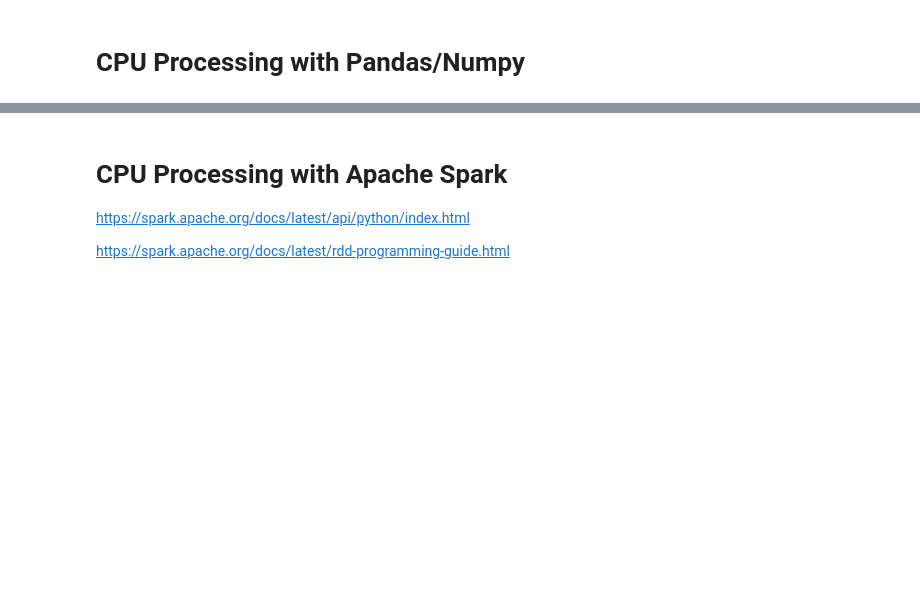
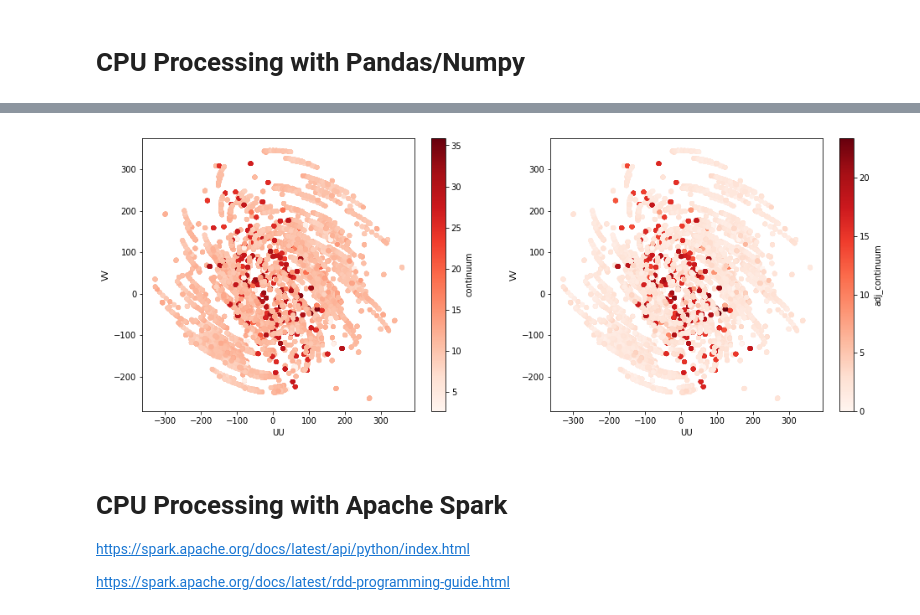
Before and after one commit to ryanraba/casa6, a Jupyter notebook: casa7experiments.ipynb, the cells around one changed output, grey strips where cells are left out. Drawn from its saved outputs; the diff is of its cells as text; code cells hidden in the pictures; blank space fills up the shorter version.

Commit message:
Updated Pandas and Spark examples

```diff
--- a/casa7experiments.ipynb
+++ b/casa7experiments.ipynb
@@ -34,9 +41,10 @@ import pandas as pd
 import numpy as np
 import pyarrow as pa
 import pyarrow.parquet as pq
-import warnings
+import base64
+#import warnings
 import os
-warnings.simplefilter(action='ignore', category=pd.errors.PerformanceWarning)
+#warnings.simplefilter(action='ignore', category=pd.errors.PerformanceWarning)
 
 print("processing MS...")
 
@@ -69,9 +77,10 @@ md['WW'] = md['UVW'][2]
 md.pop('UVW',None)
 
 # now let's compress the nested flag arrays in to strings
+# fun fact here: http://docs.h5py.org/en/stable/strings.html
 for label in ['FLAG0', 'FLAG1']:
   flags = md[label]
-  md[label] = [np.array_str(flags[rr], max_line_width=9999999) for rr in range(len(flags))]
+  md[label] = [base64.b64encode(flags[rr].tobytes()).decode() for rr in range(len(flags))]
 
 print("writing to Parquet...")
 # for some reason, Parquet doesn't seem to like bool or complex arrays
@@ -160,0 +127,64 @@ pandas elapsed time (s):  5.0751426219940186
+# %%
+import numpy as np
+import pandas as pd
+from base64 import b64decode as b64d
+import time
+
+# start the race
+start = time.time()
+
+# load pandas dataframe
+pdf = pd.read_hdf(prefix+'.h5', key='mdf')
+
+################################################################
+# lets define a sequence of calculations as follows:
+# 1. apply flags to remove bad channels at each time step
+# 2. average the cross products (or whatever, I don't know)
+# 3. find the mean magnitude of each channel over time per antenna baseline
+# 4. subtract that mean magnitude of each baseline channel from each time step
+# 5. take the mean accross channels to get a continuum
+# 6. return U,V,Mag for display
+# note that variables ending in df are dataframes, otherwise they are numpy arrays
+
+# retrieve the visibility data columns
+d0 = pdf.columns.values[pdf.columns.str.startswith('DATA0_')]
+d1 = pdf.columns.values[pdf.columns.str.startswith('DATA1_')]
+
+# 1. apply flags (the flags need to be decoded from a string first)
+flags0 = np.apply_along_axis(lambda row: np.frombuffer(b64d(row[0].encode()), dtype=np.bool), 1, pdf['FLAG0'].values.reshape(-1,1))
+flags1 = np.apply_along_axis(lambda row: np.frombuffer(b64d(row[0].encode()), dtype=np.bool), 1, pdf['FLAG1'].values.reshape(-1,1))
+vis0 = np.ma.masked_array(pdf[d0].values, flags0)
+vis1 = np.ma.masked_array(pdf[d0].values, flags1)
+
+# 2. average cross products
+vis = (vis0 + vis1)/2
+chans = [str(ii) for ii in range(vis.shape[1])]
+pdf = pdf.join(pd.DataFrame(vis, columns=chans)).drop(columns=list(d0)+list(d1))
+
+# 3. find the mean magnitude of each channel over time per antenna baseline
+pdf[chans] = pdf[chans].abs()
+base_mean = pdf.groupby(['ANTENNA1', 'ANTENNA2'])[chans].transform('mean')
+
+# 4. subtract that mean magnitude of each baseline channel from each time step
+adjusted_vis = (pdf[chans].values - base_mean.values).clip(0) # set floor to 0
+achans = ['a'+chan for chan in chans]
+pdf = pdf.join(pd.DataFrame(adjusted_vis, columns=achans))
+
+# 5. take the mean accross channels to get a continuum
+pdf['continuum'] = pdf[chans].mean(axis=1)
+pdf['adj_continuum'] = pdf[achans].mean(axis=1)
+
+
+################################################################
+print('pandas elapsed time (s): ', time.time() - start)
+
+# 6. plot the UV space
+import matplotlib.pyplot as plt
+from matplotlib import cm
+
+fig, axes = plt.subplots(1,2, figsize=(16,6))
+pdf.plot(x='UU', y='VV', c='continuum', kind='scatter', cmap=cm.get_cmap('Reds'), ax=axes[0], )
+pdf.plot(x='UU', y='VV', c='adj_continuum', kind='scatter', cmap=cm.get_cmap('Reds'), ax=axes[1])
+
+del pdf, vis, adjusted_vis, vis0, vis1, flags0, flags1, base_mean
+# %% [output]
@@ -161,3 +192,4 @@ pandas elapsed time (s):  5.0751426219940186
+[figure, added]
 # %% [markdown]
 #  CPU Processing with Apache Spark
 https://spark.apache.org/docs/latest/api/python/index.html
```
Also changed, not shown: parts of 21 cells of this notebook.
